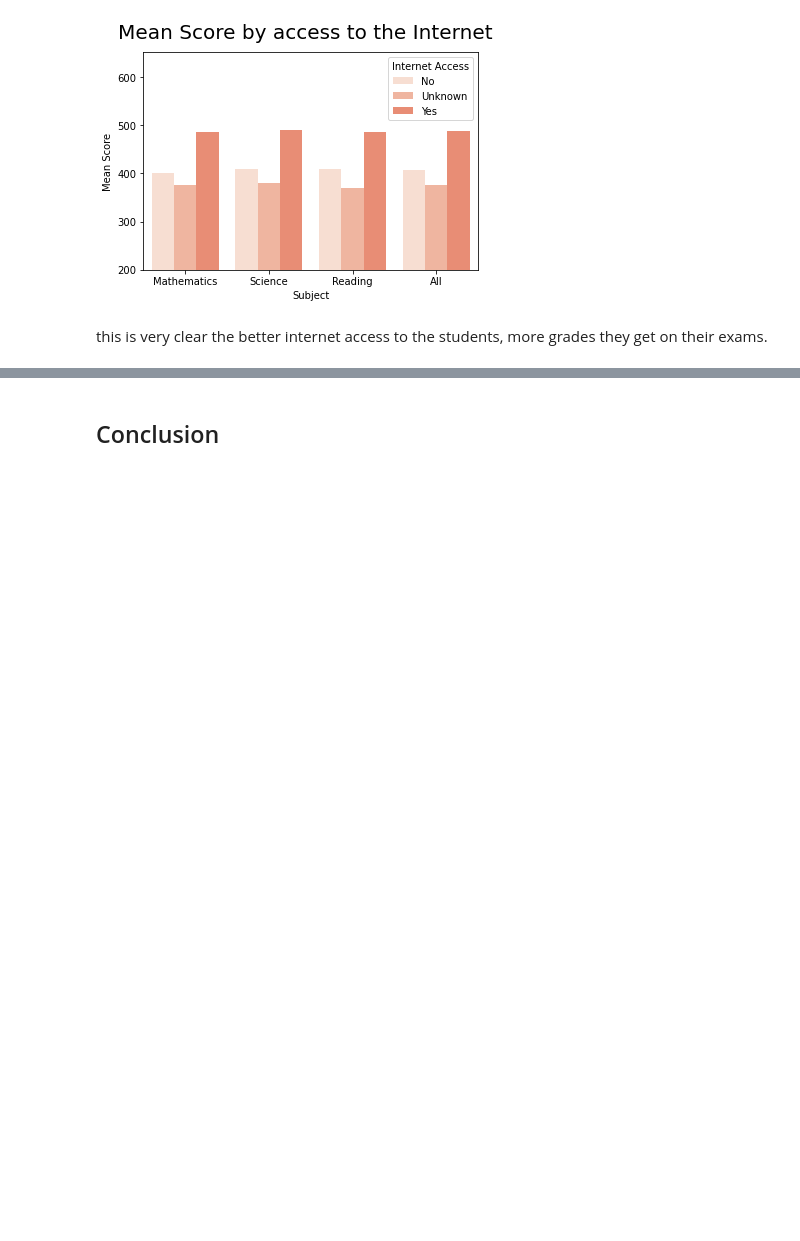
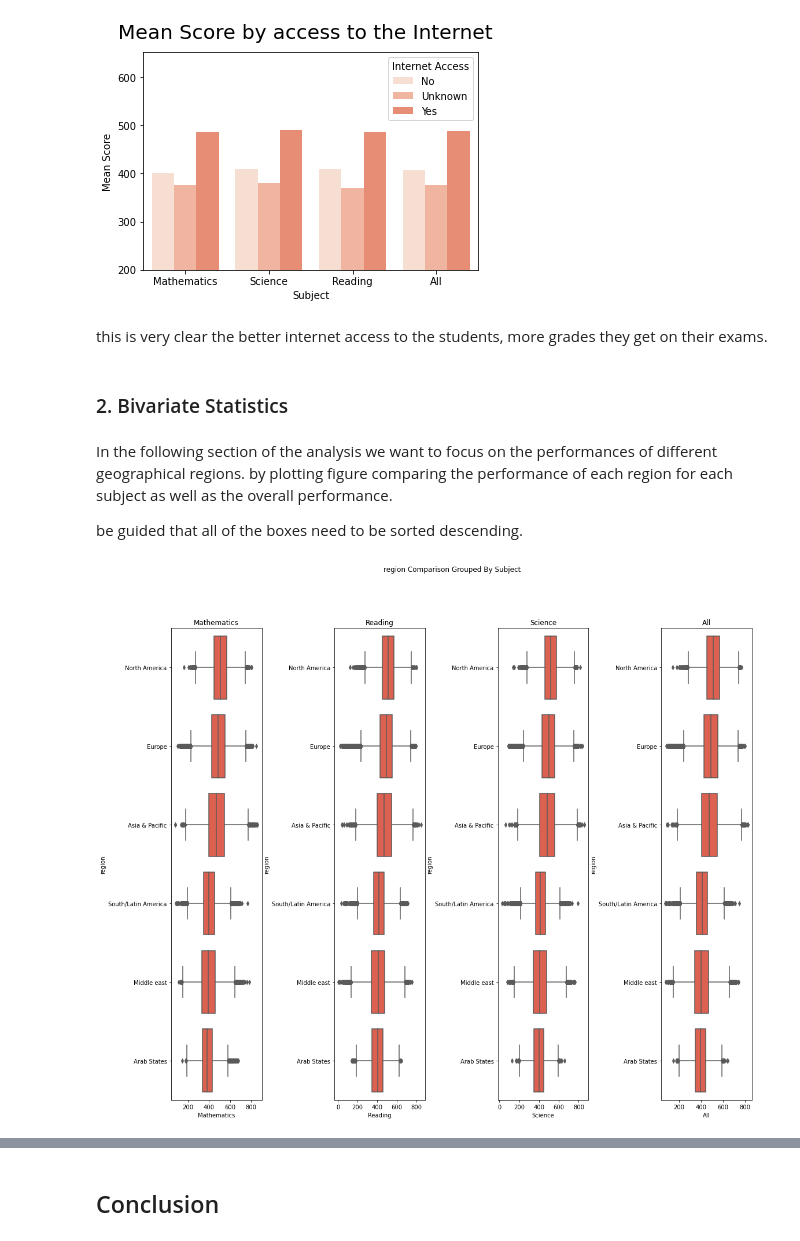
Before and after one commit to Dardeery/PISA-assessment-data-analysis, a Jupyter notebook: Data Analysis findings.ipynb, the cells around one changed output, grey strips where cells are left out. Cells and saved outputs as stored; diff of their text form; code cells hidden in the pictures; blank space fills up the shorter version.

```diff
--- a/Data Analysis findings.ipynb
+++ b/Data Analysis findings.ipynb
@@ -46,6 +50,10 @@ pisa_2012 = pd.read_csv(r"C:\Users\nahla\Downloads\Nanodegree Deadline\pisa data
 #import the column descriptions accordingly
 pisa_2012_dict = pd.read_csv(r"C:\Users\nahla\Downloads\Nanodegree Deadline\pisa data\pisadict2012.csv",
                         encoding='latin-1', low_memory = False)
+# %%
+# import the external world bank data, regarding countries classification
+
+country_list=pd.read_excel(r"C:\Users\nahla\Downloads\Nanodegree Deadline\pisa data\country group listing.xlsx")
 # %% [markdown]
 ## Data Investigation
 # %% [markdown]
@@ -322,0 +363,2 @@ pisa_2012_clean.sample(10)
+# %%
+ pisa_2012_clean = pd.merge(pisa_2012_clean, country_list, on="Country")
@@ -480,3 +538,57 @@ plt.show()
 [figure]
 # %% [markdown]
 this is very clear the better internet access to the students, more grades they get on their exams.
+# %% [markdown]
+### 2. Bivariate Statistics
+# %% [markdown]
+In the following section of the analysis we want to focus on the performances of different geographical regions.
+by plotting figure comparing the performance of each region for each subject as well as the overall performance.
+
+be guided that all of the boxes need to be sorted descending.
+# %%
+# set up the figure
+plt.figure(figsize = [18, 15])
+plt.subplots_adjust(wspace = 0.80) # control whitespace
+
+pisa_2012_clean['All'] = (pisa_2012_clean['Mathematics']
+                          + pisa_2012_clean['Science']
+                          + pisa_2012_clean['Reading']) / 3
+
+# set the orders descending
+math_order = pisa_2012_clean.groupby('region')['Mathematics'].mean().sort_values(ascending = False).index
+reading_order = pisa_2012_clean.groupby('region')['Reading'].mean().sort_values(ascending = False).index
+science_order = pisa_2012_clean.groupby('region')['Science'].mean().sort_values(ascending = False).index
+all_order = pisa_2012_clean.groupby('region')['All'].mean().sort_values(ascending = False).index
+
+# subplot 1/4
+plt.subplot(1, 4, 1)
+sns.boxplot(x = pisa_2012_clean['Mathematics'], y = pisa_2012_clean['region'],
+            order = math_order, color=sns.color_palette("Reds")[3]);
+plt.ylabel('region')
+plt.title('Mathematics');
+
+#subplot 2/4
+plt.subplot(1, 4, 2)
+sns.boxplot(x = pisa_2012_clean['Reading'], y = pisa_2012_clean['region'],
+            order = reading_order, color=sns.color_palette("Reds")[3]);
+plt.title('Reading');
+
+# subplot 3/4
+plt.subplot(1, 4, 3)
+sns.boxplot(x = pisa_2012_clean['Science'], y = pisa_2012_clean['region'],
+            order = science_order, color=sns.color_palette("Reds")[3]);
+plt.title('Science');
+
+# subplot 4/4
+plt.subplot(1, 4, 4)
+sns.boxplot(x = pisa_2012_clean['All'], y = pisa_2012_clean['region'],
+            order = science_order, color=sns.color_palette("Reds")[3]);
+plt.title('All');
+
+# set the overall title
+plt.suptitle('region Comparison Grouped By Subject');
+# save the output as png for further use
+plt.savefig('bivariate_boxplot_regioncomparison.png')
+plt.show()
+# %% [output]
+[figure, added]
```
Also changed, not shown: parts of 16 cells of this notebook.
